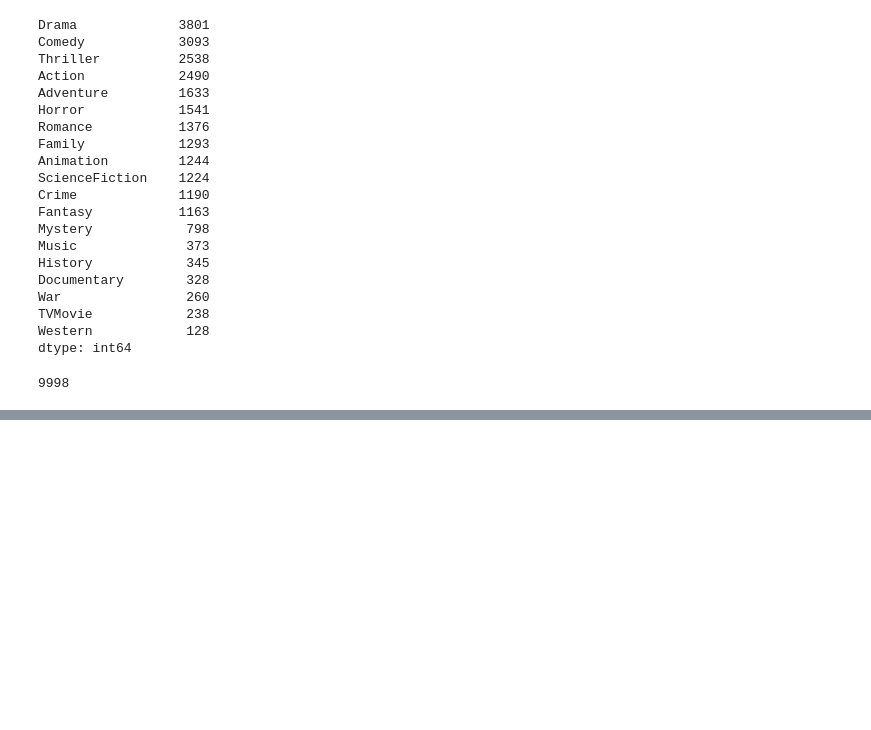
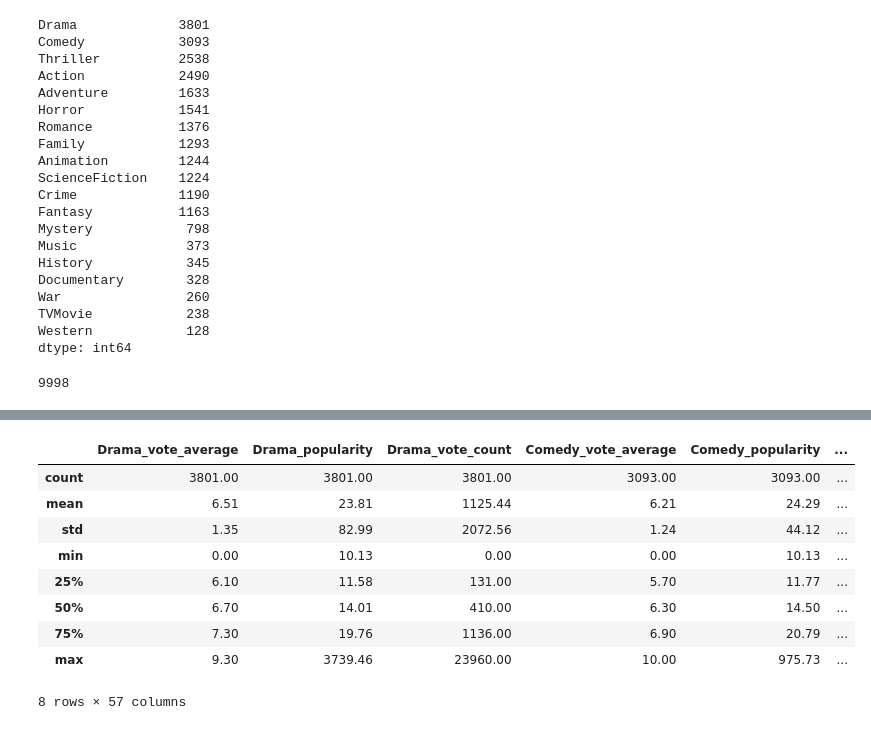
Before and after one commit to alimahzoon/Microsoft-Movie-Analysis, a Jupyter notebook: FirstAnalysisInProgress.ipynb, the cells around one changed output, grey strips where cells are left out. Drawn from its saved outputs; the diff is of its cells as text; code cells hidden in the pictures; blank space fills up the shorter version.

```diff
--- a/FirstAnalysisInProgress.ipynb
+++ b/FirstAnalysisInProgress.ipynb
@@ -215,0 +312,21 @@ new_df
+# %%
+#Having Fun with mini DFs Columns:|
+Drama_df.columns = ['Drama_vote_average', 'Drama_popularity', 'Drama_vote_count']
+Comedy_df.columns = ['Comedy_vote_average', 'Comedy_popularity', 'Comedy_vote_count']
+Thriller_df.columns = ['Thriller_vote_average', 'Thriller_popularity', 'Thriller_vote_count']
+Action_df.columns = ['Action_vote_average', 'Action_popularity', 'Action_vote_count']
+Adventure_df.columns = ['Adventure_vote_average', 'Adventure_popularity', 'Adventure_vote_count']
+Horror_df.columns = ['Horror_vote_average', 'Horror_popularity', 'Horror_vote_count']
+Romance_df.columns = ['Romance_vote_average', 'Romance_popularity', 'Romance_vote_count']
+Family_df.columns = ['Family_vote_average', 'Family_popularity', 'Family_vote_count']
+Animation_df.columns = ['Animation_vote_average', 'Animation_popularity', 'Animation_vote_count']
+ScienceFiction_df.columns = ['ScienceFiction_vote_average', 'ScienceFiction_popularity', 'ScienceFiction_vote_count']
+Crime_df.columns = ['Crime_vote_average', 'Crime_popularity', 'Crime_vote_count']
+Fantasy_df.columns = ['Fantasy_vote_average', 'Fantasy_popularity', 'Fantasy_vote_count']
+Mystery_df.columns = ['Mystery_vote_average', 'Mystery_popularity', 'Mystery_vote_count']
+Music_df.columns = ['Music_vote_average', 'Music_popularity', 'Music_vote_count']
+History_df.columns = ['History_vote_average', 'History_popularity', 'History_vote_count']
+Documentary_df.columns = ['Documentary_vote_average', 'Documentary_popularity', 'Documentary_vote_count']
+War_df.columns = ['War_vote_average', 'War_popularity', 'War_vote_count']
+TVMovie_df.columns = ['TVMovie_vote_average', 'TVMovie_popularity', 'TVMovie_vote_count']
+Western_df.columns = ['Western_vote_average', 'Western_popularity', 'Western_vote_count']
@@ -215,0 +373,34 @@ new_df
+# %%
+#Putting All mini DFs Together
+describe_df =pd.concat([Drama_df,
+Comedy_df,
+Thriller_df,
+Action_df,
+Adventure_df,
+Horror_df,
+Romance_df,
+Family_df,
+Animation_df,
+ScienceFiction_df,
+Crime_df,
+Fantasy_df,
+Mystery_df,
+Music_df,
+History_df,
+Documentary_df,
+War_df,
+TVMovie_df,
+Western_df], axis=1, join='outer')
+# %%
+describe_df
+# %% [output]
+|  | Drama_vote_average | Drama_popularity | Drama_vote_count | Comedy_vote_average | Comedy_popularity | ... |
+| count | 3801.00 | 3801.00 | 3801.00 | 3093.00 | 3093.00 | ... |
+| mean | 6.51 | 23.81 | 1125.44 | 6.21 | 24.29 | ... |
+| std | 1.35 | 82.99 | 2072.56 | 1.24 | 44.12 | ... |
+| min | 0.00 | 10.13 | 0.00 | 0.00 | 10.13 | ... |
+| 25% | 6.10 | 11.58 | 131.00 | 5.70 | 11.77 | ... |
+| 50% | 6.70 | 14.01 | 410.00 | 6.30 | 14.50 | ... |
+| 75% | 7.30 | 19.76 | 1136.00 | 6.90 | 20.79 | ... |
+| max | 9.30 | 3739.46 | 23960.00 | 10.00 | 975.73 | ... |
+8 rows × 57 columns
```
Also changed, not shown: parts of 36 cells of this notebook, 2 other files.
